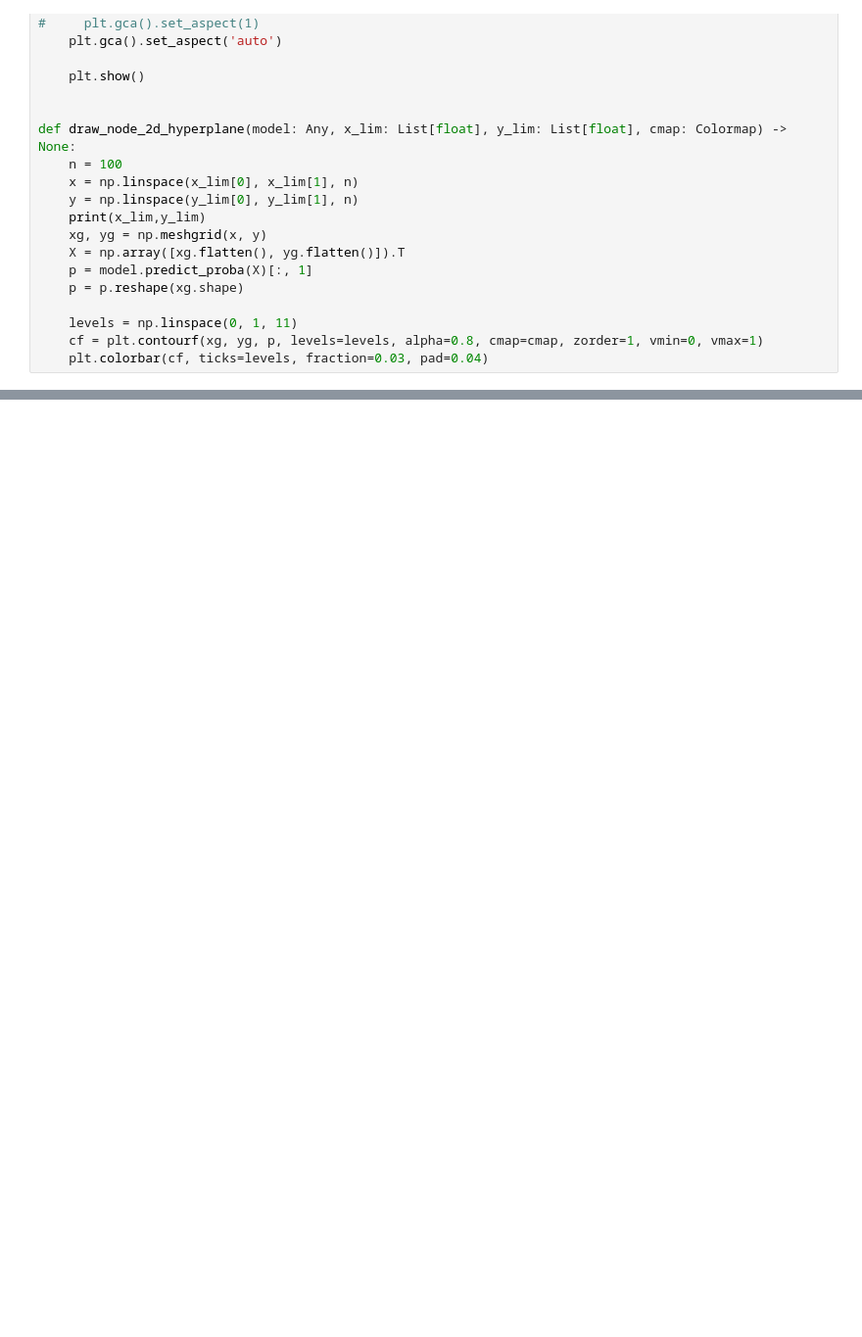
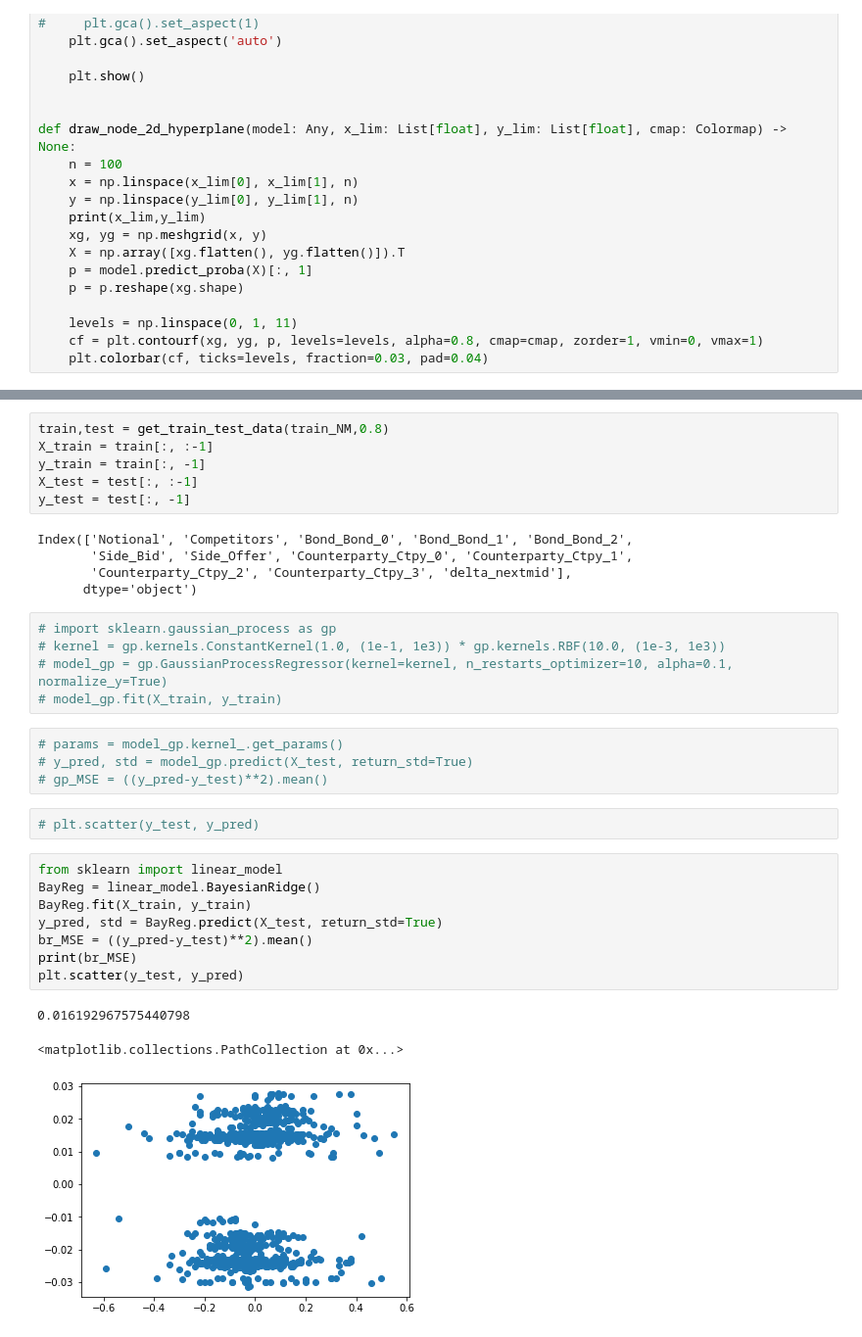
Before and after one commit to joeldsouza493/RFQ, a Jupyter notebook: Nuti_PartA.ipynb, the cells around one changed output, grey strips where cells are left out. Shown at 98% size. Cells and saved outputs as stored; diff of their text form; blank space fills up the shorter version.

```diff
--- a/Nuti_PartA.ipynb
+++ b/Nuti_PartA.ipynb
@@ -1333,0 +1323,34 @@ See the caveats in the documentation: https://pandas.pydata.org/pandas-docs/stab
+# %%
+train,test = get_train_test_data(train_NM,0.8)
+X_train = train[:, :-1]
+y_train = train[:, -1]
+X_test = test[:, :-1]
+y_test = test[:, -1]
+# %% [output]
+Index(['Notional', 'Competitors', 'Bond_Bond_0', 'Bond_Bond_1', 'Bond_Bond_2',
+       'Side_Bid', 'Side_Offer', 'Counterparty_Ctpy_0', 'Counterparty_Ctpy_1',
+       'Counterparty_Ctpy_2', 'Counterparty_Ctpy_3', 'delta_nextmid'],
+      dtype='object')
+# %%
+# import sklearn.gaussian_process as gp
+# kernel = gp.kernels.ConstantKernel(1.0, (1e-1, 1e3)) * gp.kernels.RBF(10.0, (1e-3, 1e3))
+# model_gp = gp.GaussianProcessRegressor(kernel=kernel, n_restarts_optimizer=10, alpha=0.1, normalize_y=True)
+# model_gp.fit(X_train, y_train)
+# %%
+# params = model_gp.kernel_.get_params()
+# y_pred, std = model_gp.predict(X_test, return_std=True)
+# gp_MSE = ((y_pred-y_test)**2).mean()
+# %%
+# plt.scatter(y_test, y_pred)
+# %%
+from sklearn import linear_model
+BayReg = linear_model.BayesianRidge()
+BayReg.fit(X_train, y_train)
+y_pred, std = BayReg.predict(X_test, return_std=True)
+br_MSE = ((y_pred-y_test)**2).mean()
+print(br_MSE)
+plt.scatter(y_test, y_pred)
+# %% [output]
+0.016192967575440798
+<matplotlib.collections.PathCollection at 0x...>
+[figure, added]
```
Also changed, not shown: parts of 38 cells of this notebook.
